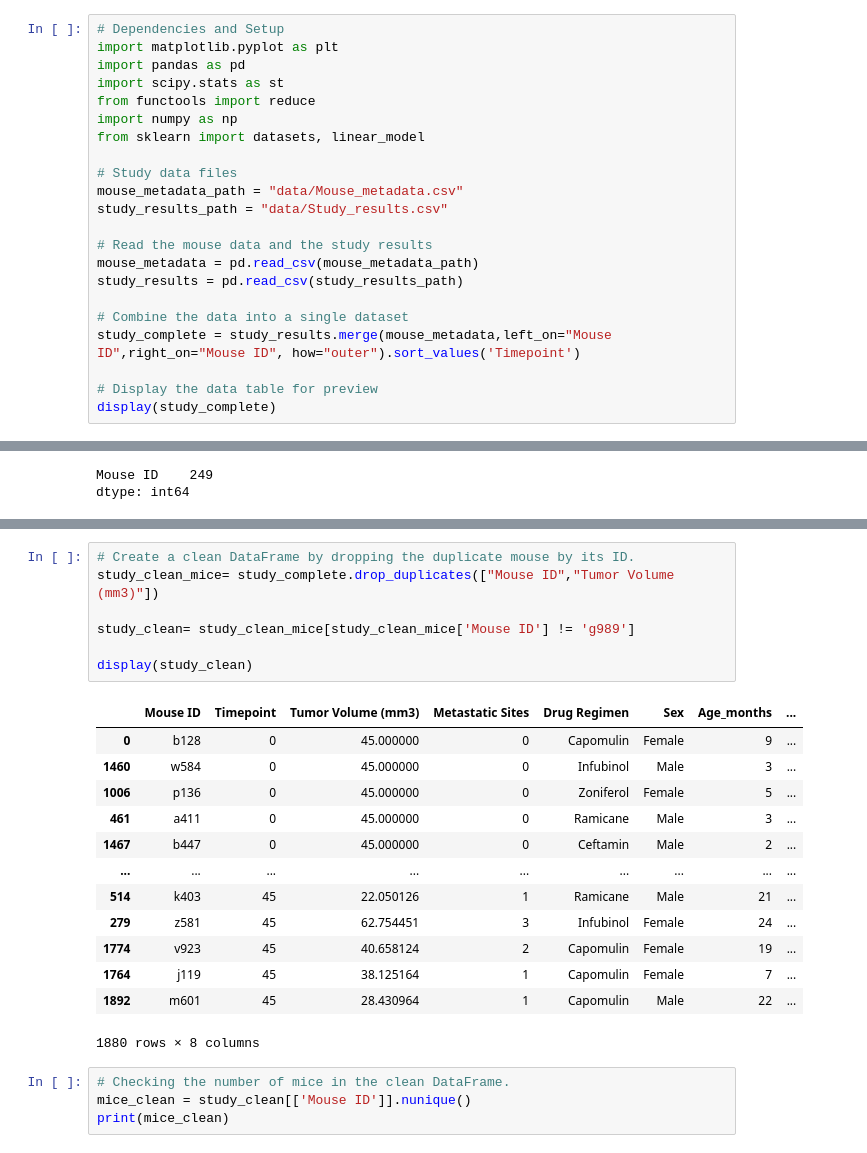
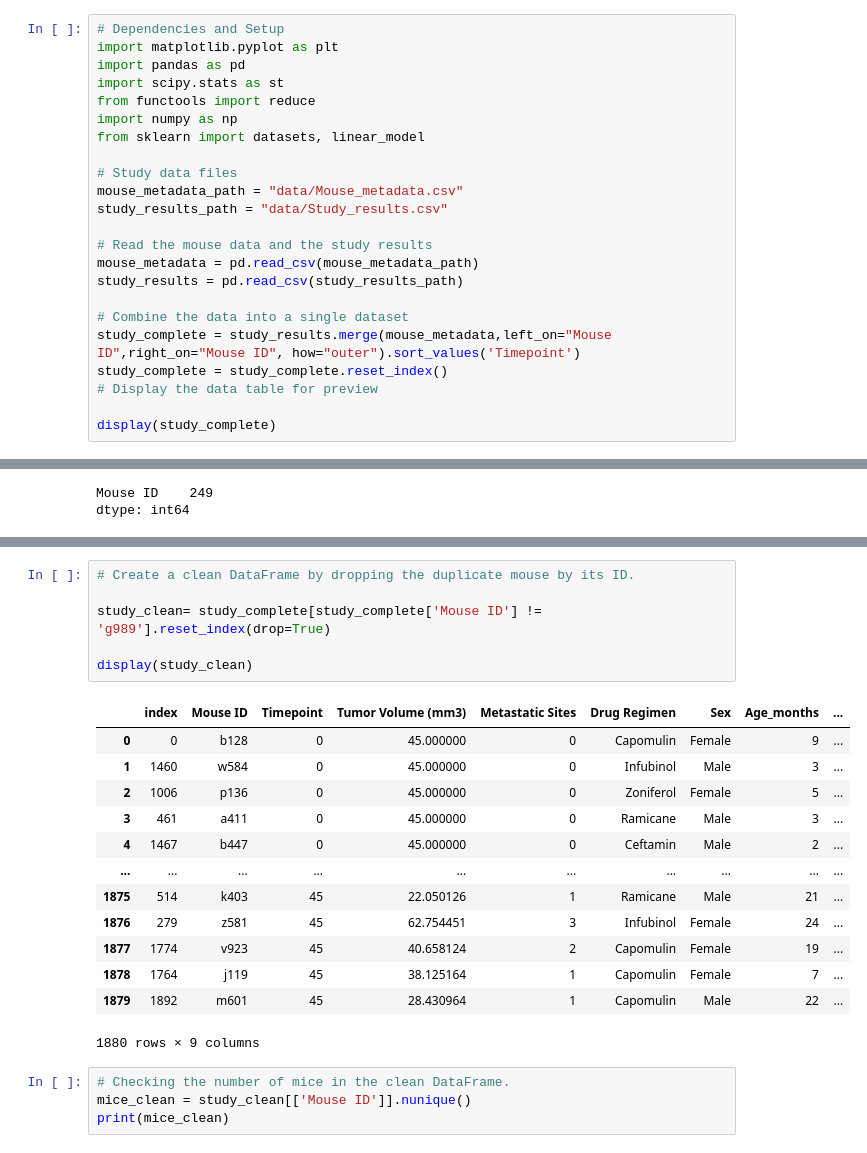
Before and after one commit to dave1407/matplotlib-challenge, a Jupyter notebook: Pymaceuticals/pymaceuticals_starter.ipynb, the cells around one changed output, grey strips where cells are left out. Saved outputs shown, nothing was run; the diff lists cells and outputs as text.

```diff
--- a/Pymaceuticals/pymaceuticals_starter.ipynb
+++ b/Pymaceuticals/pymaceuticals_starter.ipynb
@@ -19,7 +29,8 @@ study_results = pd.read_csv(study_results_path)
 
 # Combine the data into a single dataset
 study_complete = study_results.merge(mouse_metadata,left_on="Mouse ID",right_on="Mouse ID", how="outer").sort_values('Timepoint')
+study_complete = study_complete.reset_index()
+# Display the data table for preview
 
-# Display the data table for preview
 display(study_complete)
 # %% [output]
@@ -82,24 +92,23 @@ display(Mice_duplicated_all)
 # %%
 # Create a clean DataFrame by dropping the duplicate mouse by its ID.
-study_clean_mice= study_complete.drop_duplicates(["Mouse ID","Tumor Volume (mm3)"])
 
-study_clean= study_clean_mice[study_clean_mice['Mouse ID'] != 'g989']
+study_clean= study_complete[study_complete['Mouse ID'] != 'g989'].reset_index(drop=True)
 
 display(study_clean)
 # %% [output]
-|  | Mouse ID | Timepoint | Tumor Volume (mm3) | Metastatic Sites | Drug Regimen | Sex | Age_months | ... |
-| 0 | b128 | 0 | 45.000000 | 0 | Capomulin | Female | 9 | ... |
-| 1460 | w584 | 0 | 45.000000 | 0 | Infubinol | Male | 3 | ... |
-| 1006 | p136 | 0 | 45.000000 | 0 | Zoniferol | Female | 5 | ... |
-| 461 | a411 | 0 | 45.000000 | 0 | Ramicane | Male | 3 | ... |
-| 1467 | b447 | 0 | 45.000000 | 0 | Ceftamin | Male | 2 | ... |
-| ... | ... | ... | ... | ... | ... | ... | ... | ... |
-| 514 | k403 | 45 | 22.050126 | 1 | Ramicane | Male | 21 | ... |
-| 279 | z581 | 45 | 62.754451 | 3 | Infubinol | Female | 24 | ... |
-| 1774 | v923 | 45 | 40.658124 | 2 | Capomulin | Female | 19 | ... |
-| 1764 | j119 | 45 | 38.125164 | 1 | Capomulin | Female | 7 | ... |
-| 1892 | m601 | 45 | 28.430964 | 1 | Capomulin | Male | 22 | ... |
+|  | index | Mouse ID | Timepoint | Tumor Volume (mm3) | Metastatic Sites | Drug Regimen | Sex | Age_months | ... |
+| 0 | 0 | b128 | 0 | 45.000000 | 0 | Capomulin | Female | 9 | ... |
+| 1 | 1460 | w584 | 0 | 45.000000 | 0 | Infubinol | Male | 3 | ... |
+| 2 | 1006 | p136 | 0 | 45.000000 | 0 | Zoniferol | Female | 5 | ... |
+| 3 | 461 | a411 | 0 | 45.000000 | 0 | Ramicane | Male | 3 | ... |
+| 4 | 1467 | b447 | 0 | 45.000000 | 0 | Ceftamin | Male | 2 | ... |
+| ... | ... | ... | ... | ... | ... | ... | ... | ... | ... |
+| 1875 | 514 | k403 | 45 | 22.050126 | 1 | Ramicane | Male | 21 | ... |
+| 1876 | 279 | z581 | 45 | 62.754451 | 3 | Infubinol | Female | 24 | ... |
+| 1877 | 1774 | v923 | 45 | 40.658124 | 2 | Capomulin | Female | 19 | ... |
+| 1878 | 1764 | j119 | 45 | 38.125164 | 1 | Capomulin | Female | 7 | ... |
+| 1879 | 1892 | m601 | 45 | 28.430964 | 1 | Capomulin | Male | 22 | ... |
-1880 rows × 8 columns
+1880 rows × 9 columns
 # %%
 # Checking the number of mice in the clean DataFrame.
 mice_clean = study_clean[['Mouse ID']].nunique()
```
Also changed, not shown: parts of 6 cells of this notebook.
